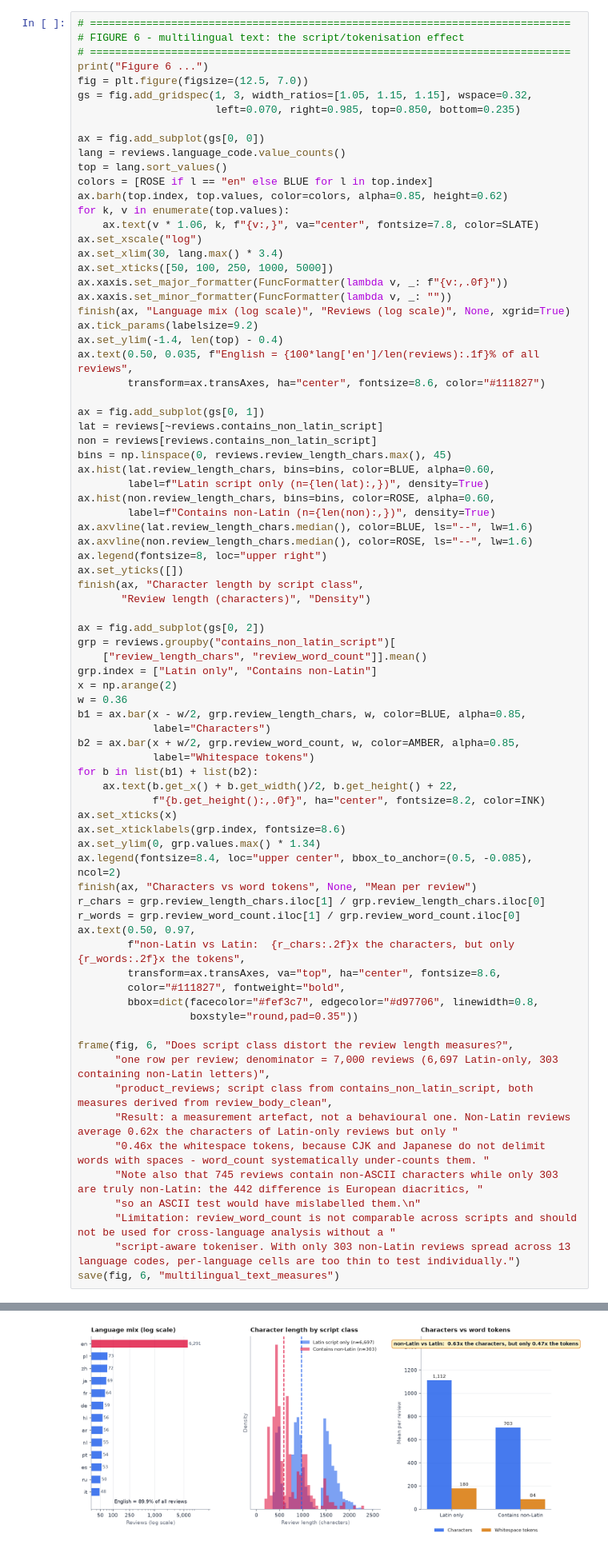
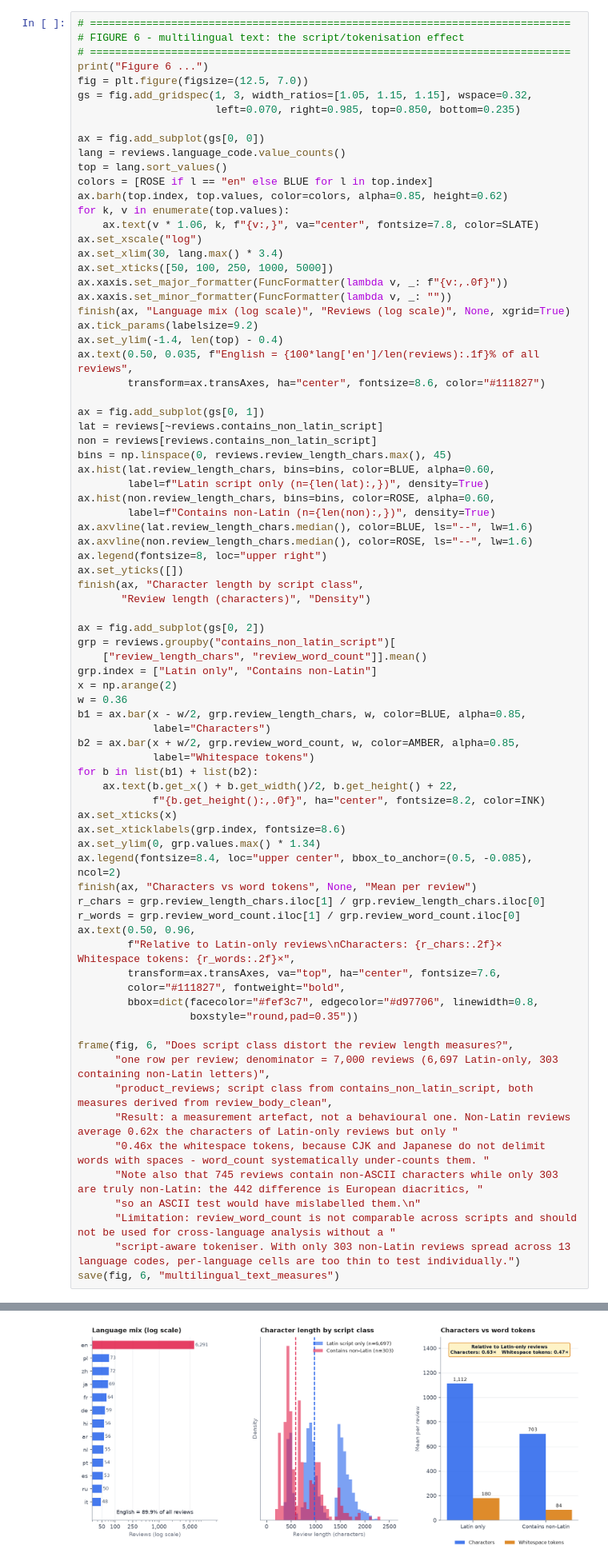
Before and after one commit to ZGHL/FIT5196-A1, a Jupyter notebook: processing/notebooks/Group030_EDA.ipynb, the cells around one changed output, grey strips where cells are left out. Shown at 80% size. Saved outputs shown, nothing was run; the diff lists cells and outputs as text.

Commit message:
Fix Figure 6 labels and remove duplicate report notes

```diff
--- a/processing/notebooks/Group030_EDA.ipynb
+++ b/processing/notebooks/Group030_EDA.ipynb
@@ -670,37 +670,37 @@ w = 0.36
 b1 = ax.bar(x - w/2, grp.review_length_chars, w, color=BLUE, alpha=0.85,
             label="Characters")
 b2 = ax.bar(x + w/2, grp.review_word_count, w, color=AMBER, alpha=0.85,
             label="Whitespace tokens")
 for b in list(b1) + list(b2):
     ax.text(b.get_x() + b.get_width()/2, b.get_height() + 22,
             f"{b.get_height():,.0f}", ha="center", fontsize=8.2, color=INK)
 ax.set_xticks(x)
 ax.set_xticklabels(grp.index, fontsize=8.6)
 ax.set_ylim(0, grp.values.max() * 1.34)
 ax.legend(fontsize=8.4, loc="upper center", bbox_to_anchor=(0.5, -0.085), ncol=2)
 finish(ax, "Characters vs word tokens", None, "Mean per review")
 r_chars = grp.review_length_chars.iloc[1] / grp.review_length_chars.iloc[0]
 r_words = grp.review_word_count.iloc[1] / grp.review_word_count.iloc[0]
-ax.text(0.50, 0.97,
-        f"non-Latin vs Latin:  {r_chars:.2f}x the characters, but only {r_words:.2f}x the tokens",
-        transform=ax.transAxes, va="top", ha="center", fontsize=8.6,
+ax.text(0.50, 0.96,
+        f"Relative to Latin-only reviews\nCharacters: {r_chars:.2f}×   Whitespace tokens: {r_words:.2f}×",
+        transform=ax.transAxes, va="top", ha="center", fontsize=7.6,
         color="#111827", fontweight="bold",
         bbox=dict(facecolor="#fef3c7", edgecolor="#d97706", linewidth=0.8,
                   boxstyle="round,pad=0.35"))
 
 frame(fig, 6, "Does script class distort the review length measures?",
       "one row per review; denominator = 7,000 reviews (6,697 Latin-only, 303 containing non-Latin letters)",
       "product_reviews; script class from contains_non_latin_script, both measures derived from review_body_clean",
       "Result: a measurement artefact, not a behavioural one. Non-Latin reviews average 0.62x the characters of Latin-only reviews but only "
       "0.46x the whitespace tokens, because CJK and Japanese do not delimit words with spaces - word_count systematically under-counts them. "
       "Note also that 745 reviews contain non-ASCII characters while only 303 are truly non-Latin: the 442 difference is European diacritics, "
       "so an ASCII test would have mislabelled them.\n"
       "Limitation: review_word_count is not comparable across scripts and should not be used for cross-language analysis without a "
       "script-aware tokeniser. With only 303 non-Latin reviews spread across 13 language codes, per-language cells are too thin to test individually.")
 save(fig, 6, "multilingual_text_measures")
 # %% [output]
 Figure 6 ...
-[figure, old version]
+[figure, new version]
 saved Figure_6.png and Figure_6_multilingual_text_measures.png
 # %% [markdown]
 ## Figure 7 — Where does delivery performance actually vary?
```
Also changed, not shown: 6 other files.
